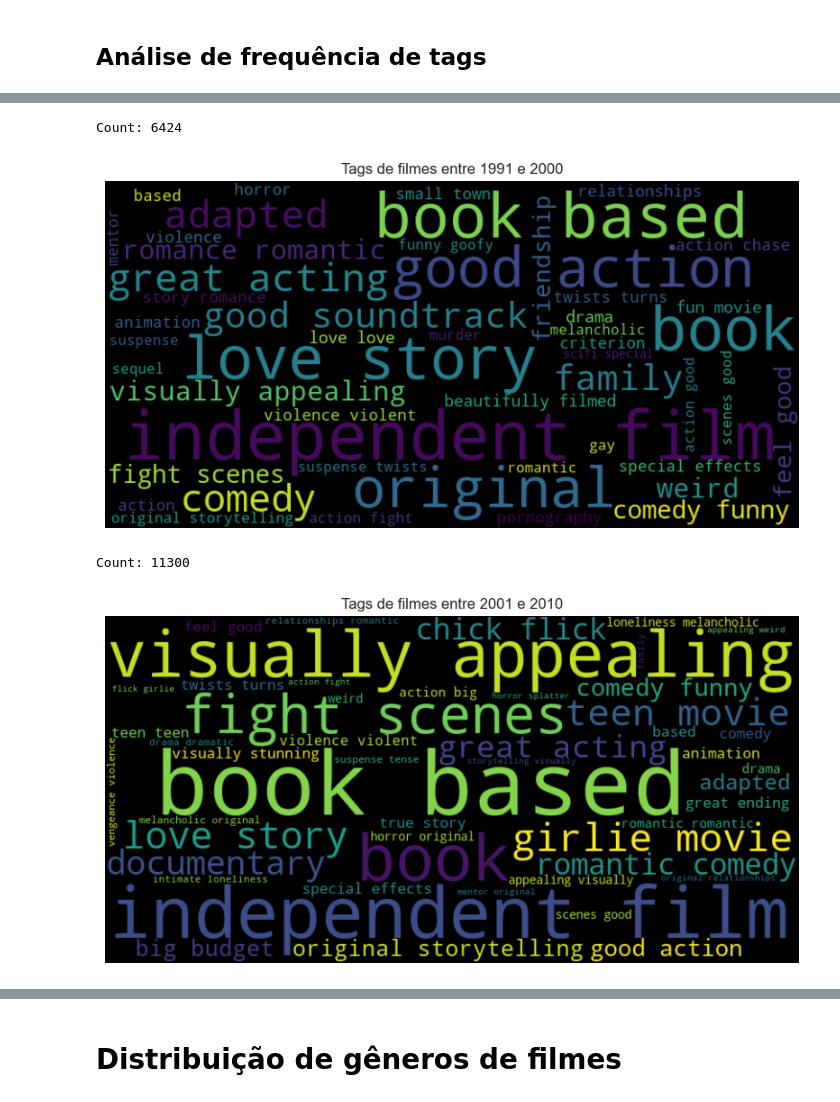
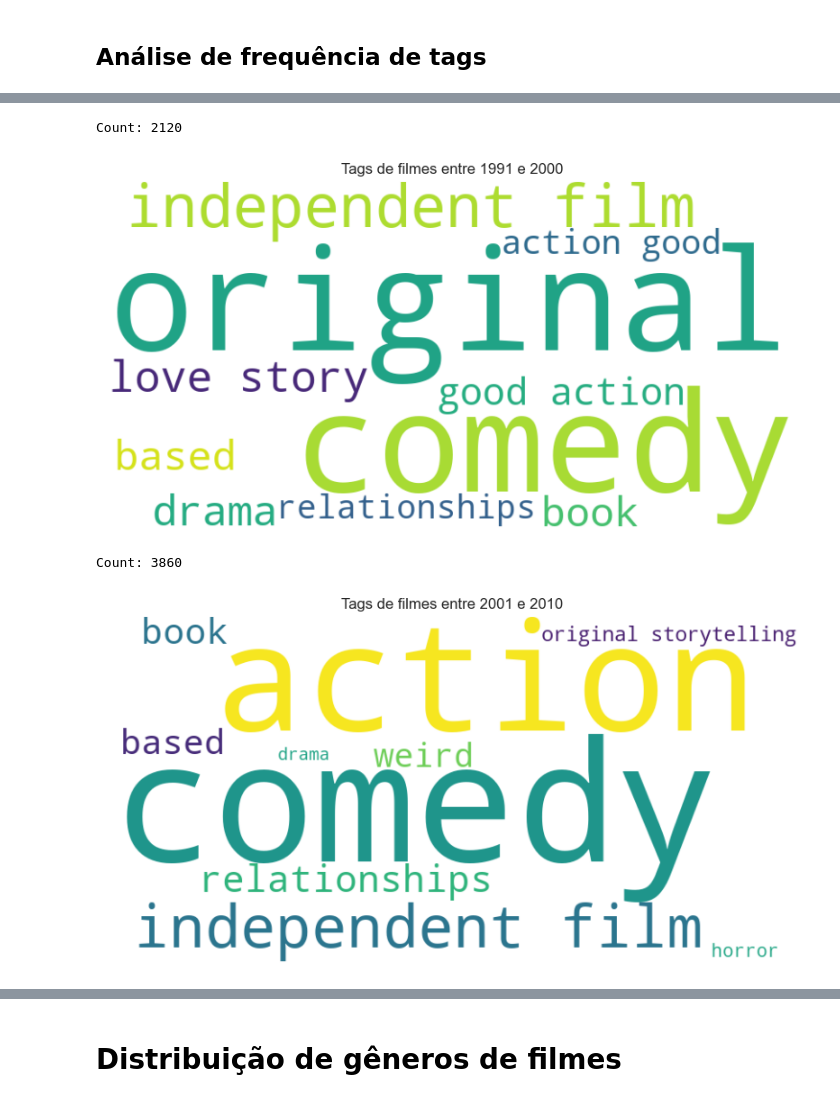
Before and after one commit to Vinicius-Luiz/movie_recommendation_pyspark, a Jupyter notebook: index_eda.ipynb, the cells around one changed output, grey strips where cells are left out. Cells and saved outputs as stored; diff of their text form; code cells hidden in the pictures.

```diff
--- a/index_eda.ipynb
+++ b/index_eda.ipynb
@@ -603,7 +596,7 @@ def plot_wordcloud_by_year(min_year: int, max_year: int, max_words: int = 100,
       with open(f'./export/{min_year}-{max_year}.txt', 'w') as f:
           f.write(text)
 
-  wordcloud = WordCloud(width=800, height=400, background_color='black', max_words=max_words).generate(text)
+  wordcloud = WordCloud(width=800, height=400, background_color='white', max_words=max_words).generate(text)
 
   # Plotar a WordCloud
   plt.figure(figsize=(10, 5))
@@ -619,11 +612,11 @@ Count: 4922
 # %%
-plot_wordcloud_by_year(min_year=1991, max_year=2000, max_words=50, translate=False)
+plot_wordcloud_by_year(min_year=1991, max_year=2000, max_words=10, translate=False)
 # %% [output]
-Count: 6424
+Count: 2120
-[figure, old version]
+[figure, new version]
 # %%
-plot_wordcloud_by_year(min_year=2001, max_year=2010, max_words=50, translate=False)
+plot_wordcloud_by_year(min_year=2001, max_year=2010, max_words=10, translate=False)
 # %% [output]
-Count: 11300
+Count: 3860
-[figure, old version]
+[figure, new version]
 # %%
```
Also changed, not shown: parts of 22 cells of this notebook, 8 other files.
